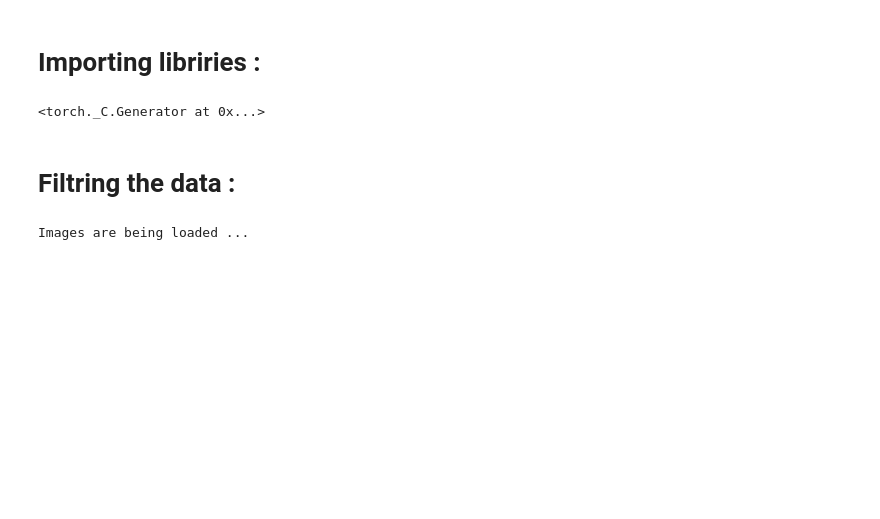
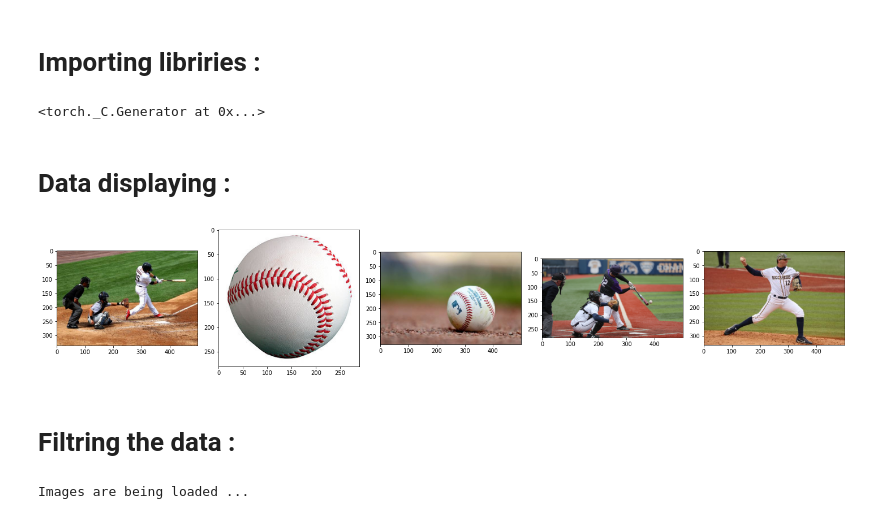
Before and after one commit to Ashraf-Khabar/Sport-Detection-And-Video-Processing, a Jupyter notebook: model/TrainingModel.ipynb, the cells around one changed output. Cells and saved outputs as stored; diff of their text form; code cells hidden in the pictures; blank space fills up the shorter version.

```diff
--- a/model/TrainingModel.ipynb
+++ b/model/TrainingModel.ipynb
@@ -19,6 +21,37 @@ from collections import deque
 torch.manual_seed(42)
 # %% [output]
 <torch._C.Generator at 0x...>
+# %% [markdown]
+# Data displaying :
+# %%
+# We will store images in a list named images :
+images = []
+# %%
+image_files = [
+    "../data/baseball/00000000.jpg",
+    "../data/baseball/00000001.jpg",
+    "../data/baseball/00000002.jpeg",
+    "../data/baseball/00000003.png",
+    "../data/baseball/00000004.jpg",
+]
+
+for img_path in image_files:
+    if os.path.exists(img_path):
+        images.append(mpimg.imread(img_path))
+    else:
+        print("File not found:", img_path)
+# %%
+plt.figure(figsize=(20, 10))
+columns = 5
+
+for i, image in enumerate(images[:10]):
+    plt.subplot(len(images[:10]) // columns + 1, columns, i + 1)
+    plt.imshow(image)
+
+plt.tight_layout()
+plt.show()
+# %% [output]
+[figure, added]
 # %% [markdown]
 # Filtring the data :
 # %%
```
Also changed, not shown: parts of 1 cell of this notebook, 1 other file.
